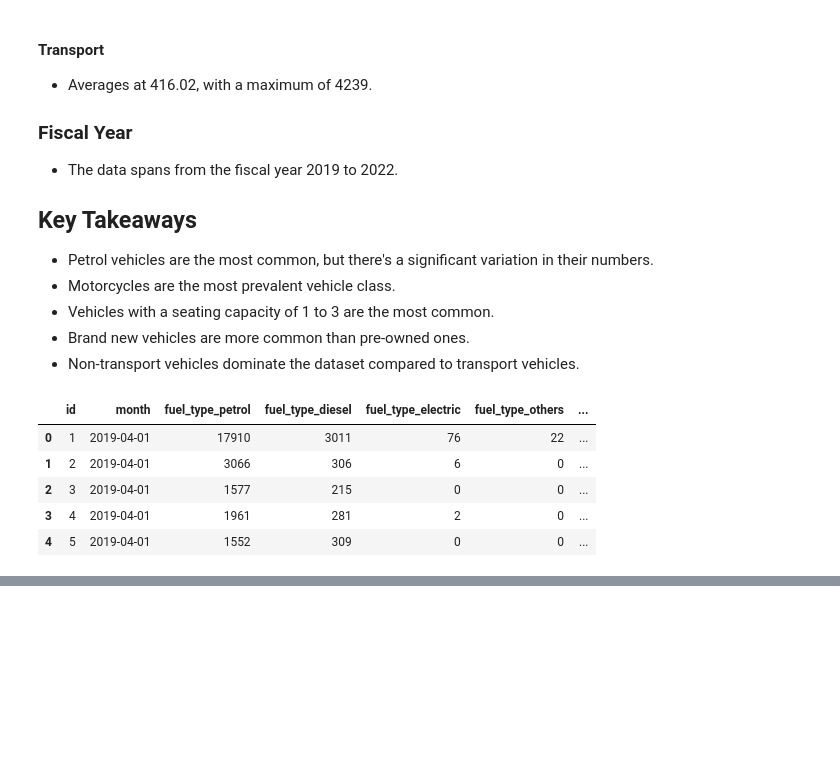
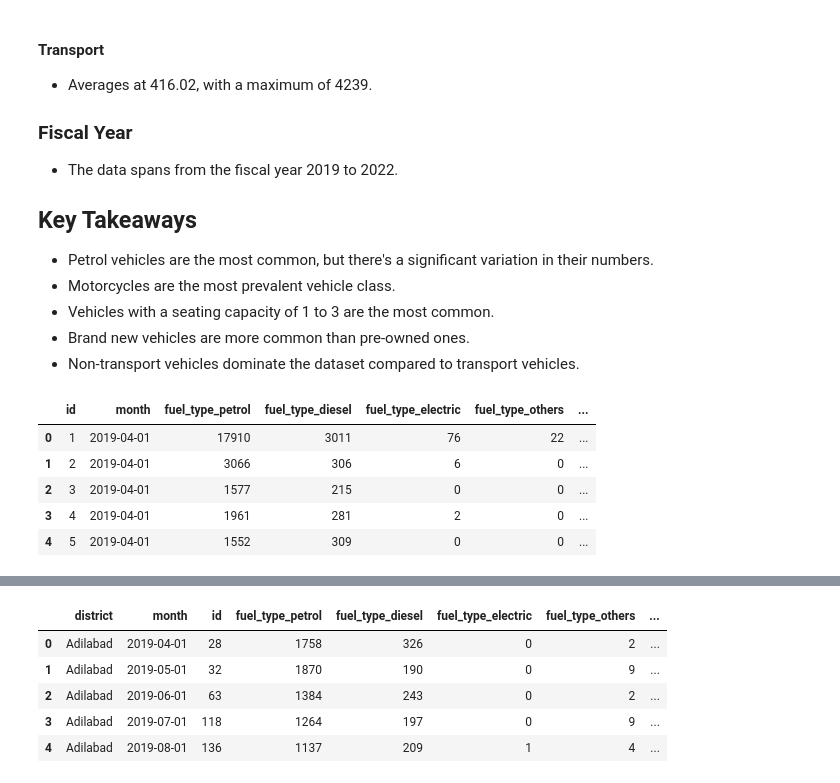
Before and after one commit to nani2357/Telangana_Growth_Analysis, a Jupyter notebook: notebooks/vehicles.ipynb, the cells around one changed output, grey strips where cells are left out. Cells and saved outputs as stored; diff of their text form; code cells hidden in the pictures; blank space fills up the shorter version.

```diff
--- a/notebooks/vehicles.ipynb
+++ b/notebooks/vehicles.ipynb
@@ -235,0 +238,11 @@ vehicles.head()
+# %%
+# Understand the distribution of vehicle sales across different districts and months
+district_monthly_sales = vehicles.groupby(['district', 'month']).sum().reset_index()
+district_monthly_sales.head()
+# %% [output]
+|  | district | month | id | fuel_type_petrol | fuel_type_diesel | fuel_type_electric | fuel_type_others | ... |
+| 0 | Adilabad | 2019-04-01 | 28 | 1758 | 326 | 0 | 2 | ... |
+| 1 | Adilabad | 2019-05-01 | 32 | 1870 | 190 | 0 | 9 | ... |
+| 2 | Adilabad | 2019-06-01 | 63 | 1384 | 243 | 0 | 2 | ... |
+| 3 | Adilabad | 2019-07-01 | 118 | 1264 | 197 | 0 | 9 | ... |
+| 4 | Adilabad | 2019-08-01 | 136 | 1137 | 209 | 1 | 4 | ... |
```
Also changed, not shown: parts of 2 cells of this notebook.
